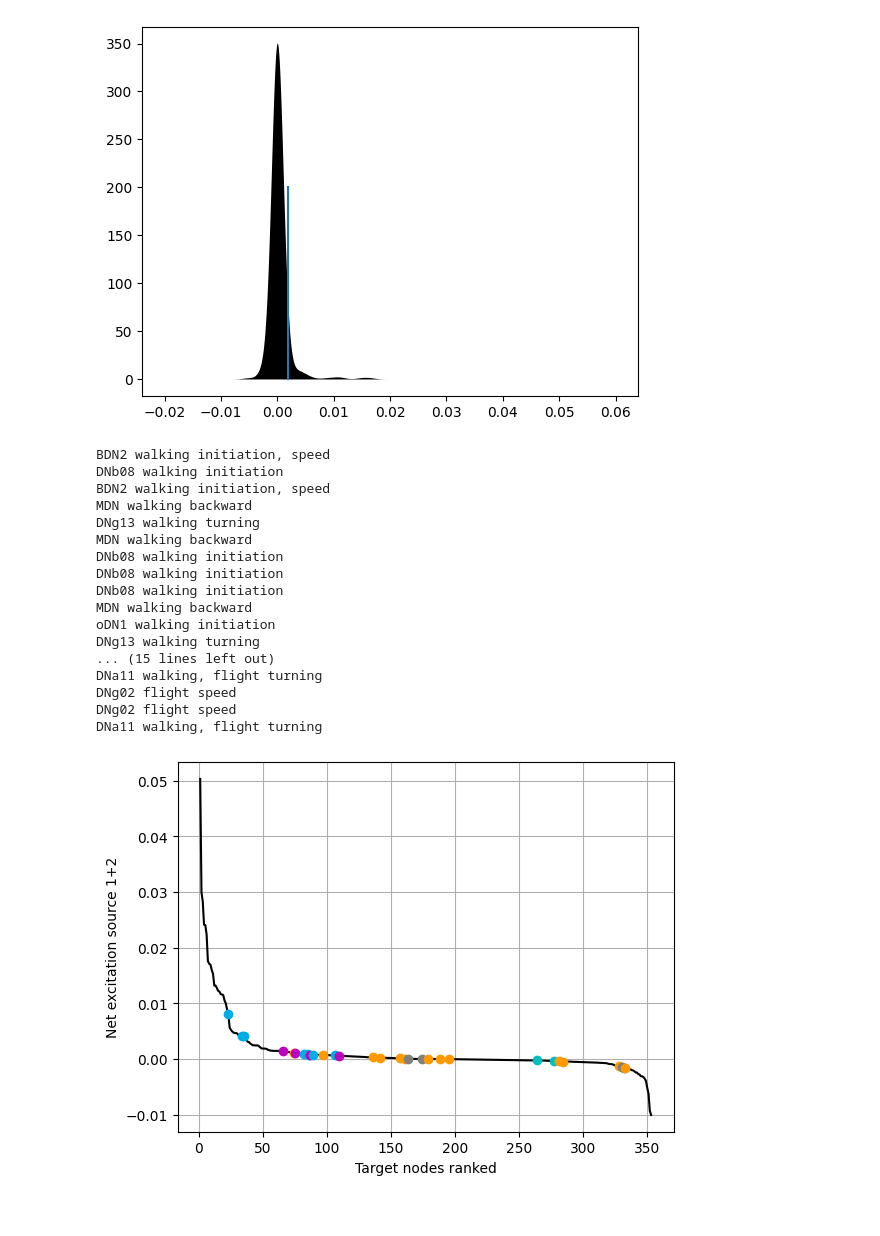
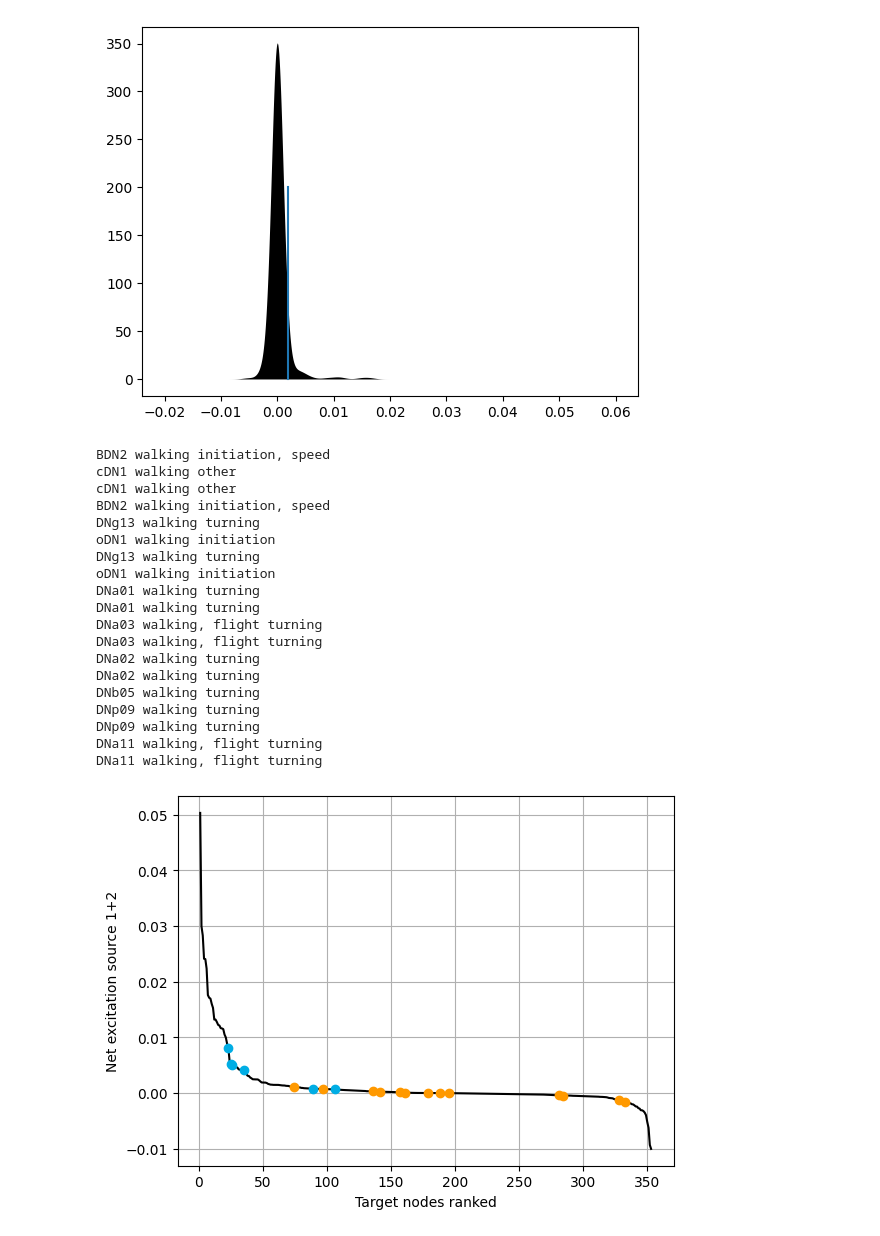
Before and after one commit to chrisjdallmann/roadrunner, a Jupyter notebook: code/flywire_downstream_connectivity.ipynb, the cells around one changed output. Drawn from its saved outputs; the diff is of its cells as text; code cells hidden in the pictures.

```diff
--- a/code/flywire_downstream_connectivity.ipynb
+++ b/code/flywire_downstream_connectivity.ipynb
@@ -723,16 +723,3 @@ if source_neurons == 'RRN_BPN':
     df_targets_ranked['rank_source_2'] = map_index
     df_targets_ranked['rank_source_2'] += 1
     df_targets_ranked['conn_strength_source_2'] = conn_strength_sorted_source_2[map_index]
-# %%
-# Add relative input from shared circuit neurons
-if source_neurons == 'RRN_BPN':
-    syn_count_shared_rel = []
-
-    pre_ids = df_indices_shared.root_id[df_indices_shared.group.isin(['source_1','source_2','intermediate_12','intermediate_1_shared','intermediate_2_shared'])].tolist()
-    target_ids = df_targets_ranked.root_id.tolist()
-    for target_id in target_ids:
-        syn_count_total = df_connectivity.syn_count[df_connectivity.post_root_id==target_id].sum().item()
-        syn_count_shared = df_connectivity.syn_count[(df_connectivity.post_root_id==target_id) & (df_connectivity.pre_root_id.isin(pre_ids))].sum().item()
-        syn_count_shared_rel.append(syn_count_shared/syn_count_total)
-
-    df_targets_ranked['syn_count_shared_rel'] = syn_count_shared_rel
@@ -836,53 +794,49 @@ if source_neurons == 'RRN_BPN':
     plt.plot(df_targets_ranked.rank_source_12, df_targets_ranked.conn_strength_source_12, color='k')
 
     target_ids = df_targets_ranked.root_id.tolist()
     ids_of_interest = df_neurons_of_interest.connectome_id.tolist()
     for index, target_id in enumerate(target_ids):
         color = [0,0,0]
         if target_id in ids_of_interest:
             name = df_neurons_of_interest.community_name[df_neurons_of_interest.connectome_id == target_id].item()
             motor_program = df_neurons_of_interest.motor_program[df_neurons_of_interest.connectome_id == target_id].item()
             motor_function = df_neurons_of_interest.motor_function[df_neurons_of_interest.connectome_id == target_id].item()
             if not pd.isnull(motor_function):
                 print(name + ' ' + motor_program + ' ' + motor_function)
-                if ('walking' in motor_program) & ('initiation' in motor_function):
+                if ('walking' in motor_program) & ('turning' in motor_function):
+                    color = [1,153/255,0]
+                elif ('walking' in motor_program):
                     color = [0,173/255,228/255]
-                elif ('walking' in motor_program) & ('turning' in motor_function):
-                    color = [1,153/255,0]
-                elif ('walking' in motor_program) & ('stopping' in motor_function):
-                    color = [0,191/255,191/255]
-                elif ('walking' in motor_program) & ('backward' in motor_function):
-                    color = color = [191/255,0,191/255]
-                elif 'flight' in motor_program:
-                    color = [.5,.5,.5]
                 else:
                     color = [1,0,0]
                 plt.plot(index+1, df_targets_ranked.conn_strength_source_12[df_targets_ranked.root_id == target_id], 'o', color=color)
 
     plt.grid()
     plt.xlabel('Target nodes ranked')
     plt.ylabel('Net excitation source 1+2')
     # plt.savefig(r"C:\Users\Chris\Desktop\figure.eps", transparent=True)
     plt.show()
 # %% [output]
 BDN2 walking initiation, speed
-DNb08 walking initiation
+cDN1 walking other
+cDN1 walking other
 BDN2 walking initiation, speed
-MDN walking backward
 DNg13 walking turning
-MDN walking backward
-DNb08 walking initiation
-DNb08 walking initiation
-DNb08 walking initiation
-MDN walking backward
 oDN1 walking initiation
 DNg13 walking turning
-... (15 lines left out)
+oDN1 walking initiation
+DNa01 walking turning
+DNa01 walking turning
+DNa03 walking, flight turning
+DNa03 walking, flight turning
+DNa02 walking turning
+DNa02 walking turning
+DNb05 walking turning
+DNp09 walking turning
+DNp09 walking turning
 DNa11 walking, flight turning
-DNg02 flight speed
-DNg02 flight speed
 DNa11 walking, flight turning
-[figure, old version]
+[figure, new version]
 # %%
 # Find target neurons on specific axes
 if source_neurons == 'RRN_BPN':
```
Also changed, not shown: parts of 5 cells of this notebook.
